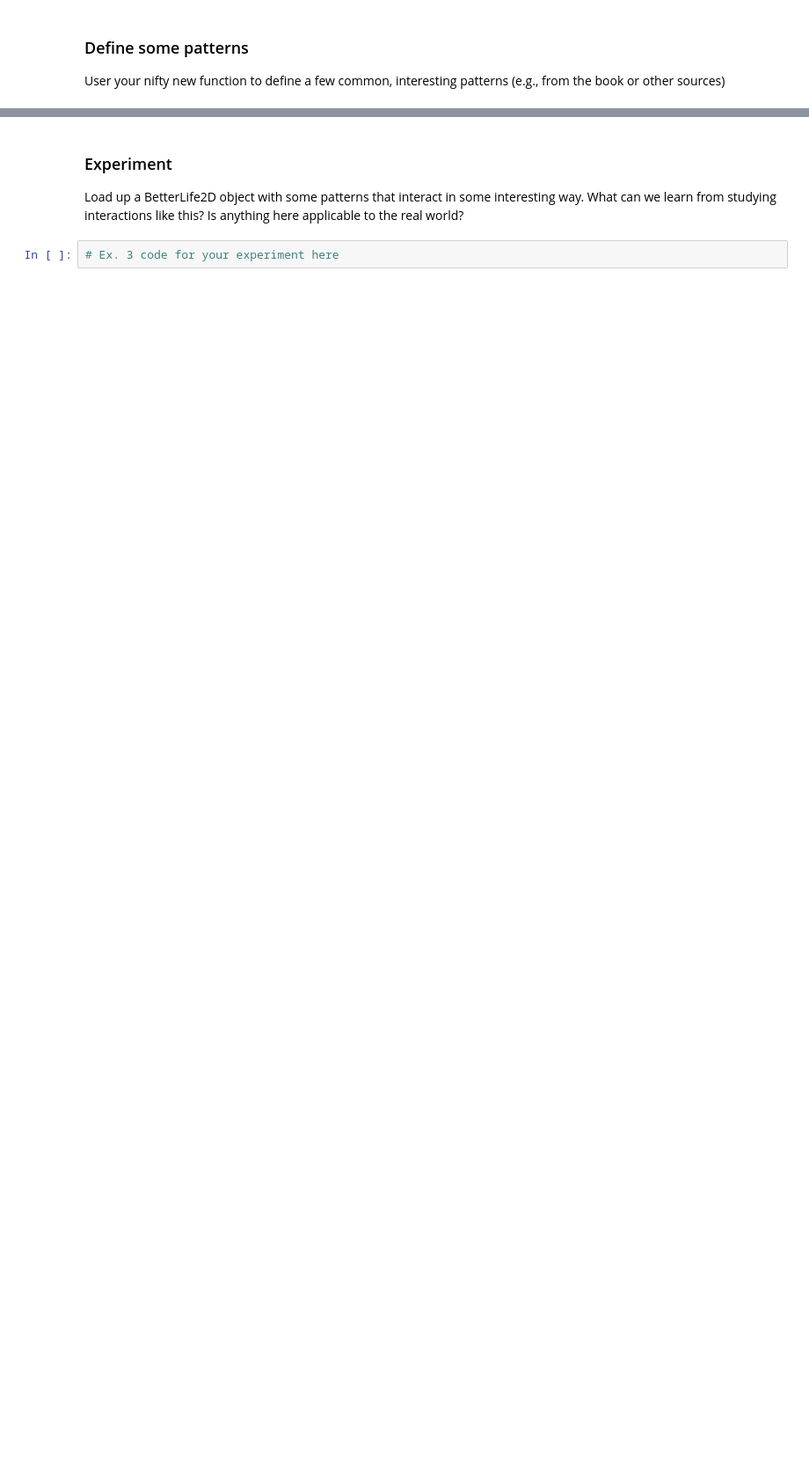
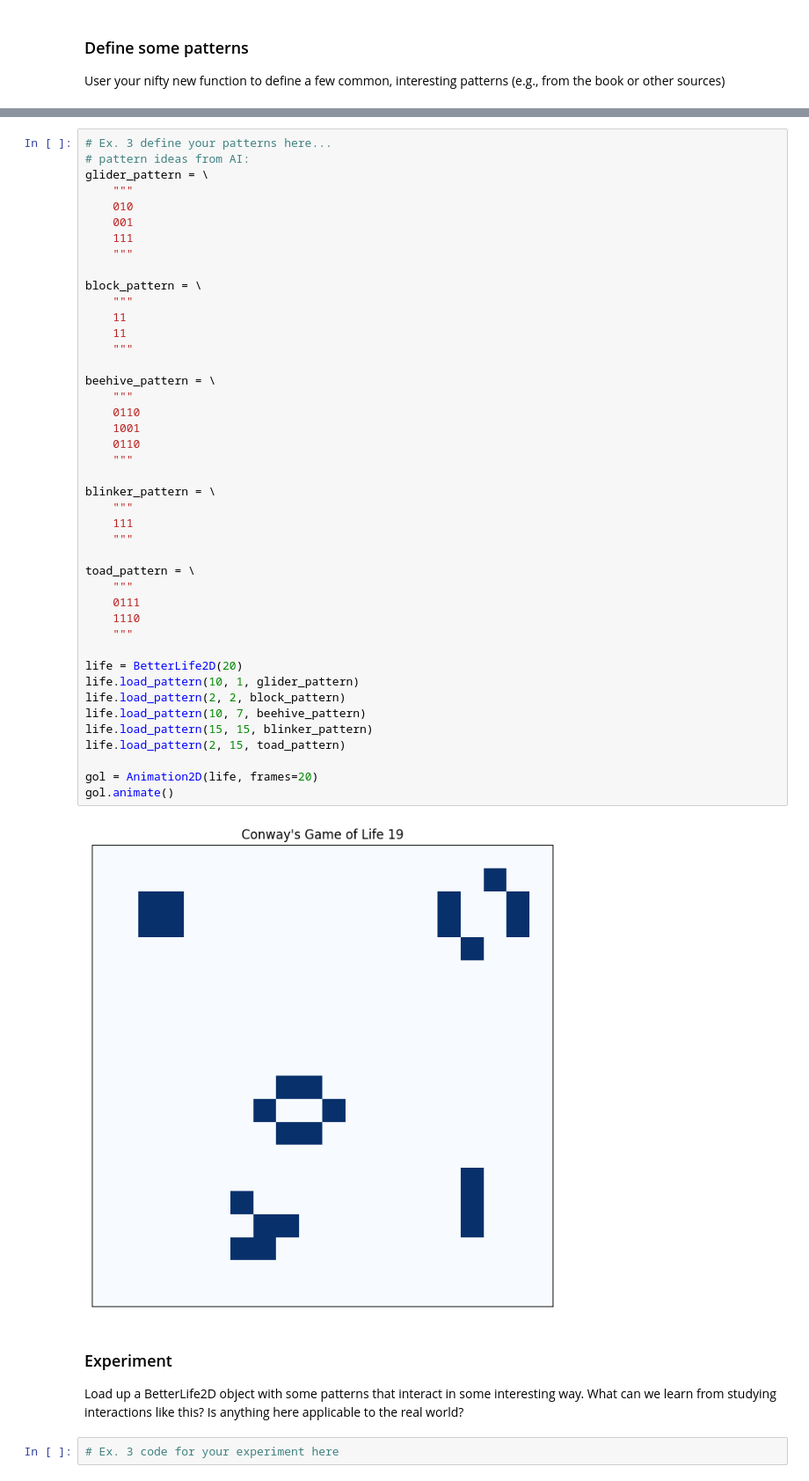
Before and after one commit to falakjaiin/cap-comp215, a Jupyter notebook: labs/lab06-GoL.ipynb, the cells around one changed output, grey strips where cells are left out. Shown at 88% size. Cells and saved outputs as stored; diff of their text form; blank space fills up the shorter version.

```diff
--- a/labs/lab06-GoL.ipynb
+++ b/labs/lab06-GoL.ipynb
@@ -247,3 +285,48 @@ User your nifty new function to define a few common, interesting patterns (e.g.,
+# %%
+# Ex. 3 define your patterns here...
+# pattern ideas from AI:
+glider_pattern = \
+    """
+    010
+    001
+    111
+    """
+
+block_pattern = \
+    """
+    11
+    11
+    """
+
+beehive_pattern = \
+    """
+    0110
+    1001
+    0110
+    """
+
+blinker_pattern = \
+    """
+    111
+    """
+
+toad_pattern = \
+    """
+    0111
+    1110
+    """
+
+life = BetterLife2D(20)
+life.load_pattern(10, 1, glider_pattern)
+life.load_pattern(2, 2, block_pattern)
+life.load_pattern(10, 7, beehive_pattern)
+life.load_pattern(15, 15, blinker_pattern)
+life.load_pattern(2, 15, toad_pattern)
+
+gol = Animation2D(life, frames=20)
+gol.animate()
+# %% [output]
+[figure, added]
 # %% [markdown]
 ### Experiment
 Load up a BetterLife2D object with some patterns that interact in some interesting way.
```
Also changed, not shown: parts of 5 cells of this notebook.
